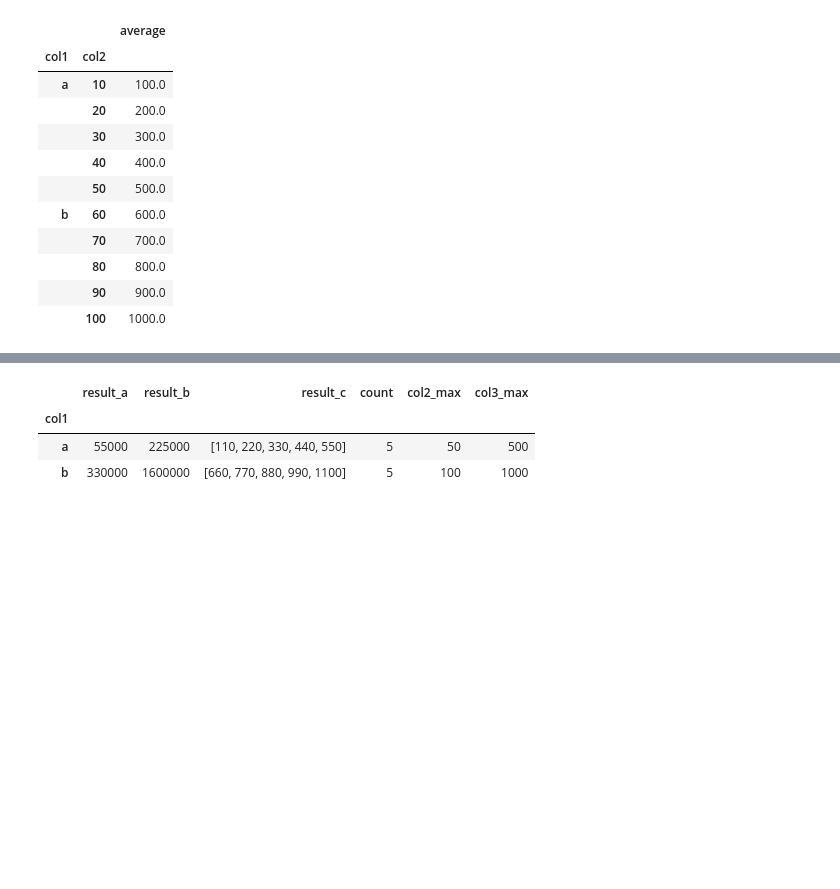
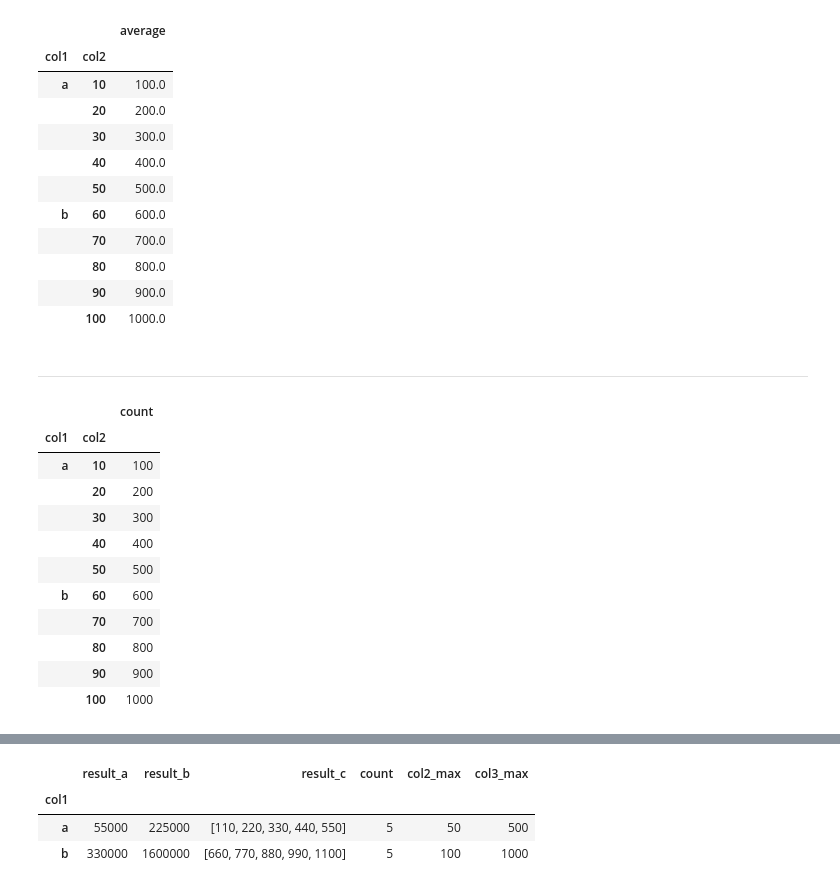
Before and after one commit to shane-kercheval/python-examples, a Jupyter notebook: examples/Pandas & Plotting Examples.ipynb, the cells around one changed output, grey strips where cells are left out. Cells and saved outputs as stored; diff of their text form; code cells hidden in the pictures; blank space fills up the shorter version.

```diff
--- a/examples/Pandas & Plotting Examples.ipynb
+++ b/examples/Pandas & Plotting Examples.ipynb
@@ -467,3 +471,22 @@ data.groupby(['col1', 'col2']).agg(average = ('col3', lambda x: np.mean(x)))
 |  | 80 | 800.0 |
 |  | 90 | 900.0 |
 |  | 100 | 1000.0 |
+# %% [markdown]
+---
+# %%
+# pretend np.sum is a count of rows
+group_count = data.groupby(['col1', 'col2']).agg(count = ('col3', lambda x: np.sum(x)))
+group_count
+# %% [output]
+|  |  | count |
+| col1 | col2 |  |
+| a | 10 | 100 |
+|  | 20 | 200 |
+|  | 30 | 300 |
+|  | 40 | 400 |
+|  | 50 | 500 |
+| b | 60 | 600 |
+|  | 70 | 700 |
+|  | 80 | 800 |
+|  | 90 | 900 |
+|  | 100 | 1000 |
```
Also changed, not shown: parts of 5 cells of this notebook.
